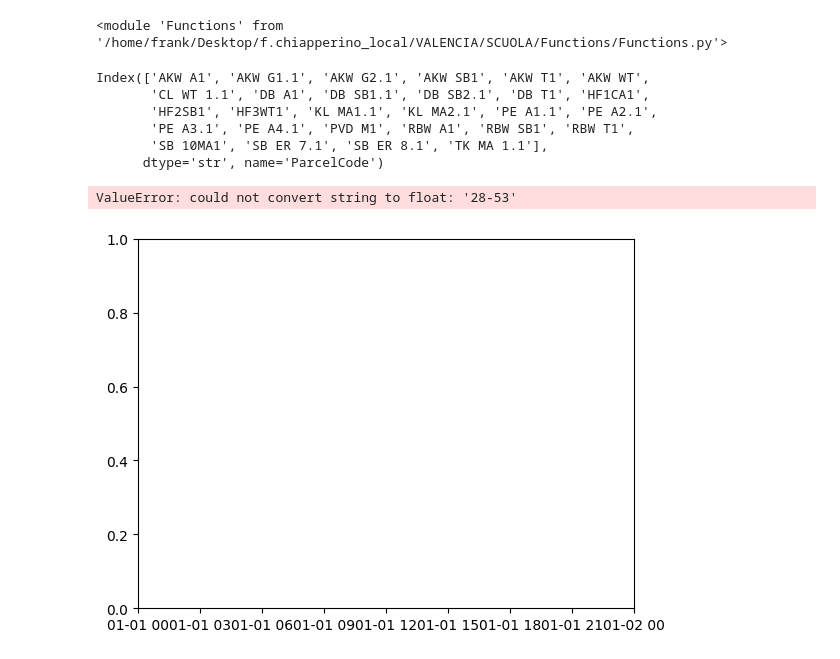
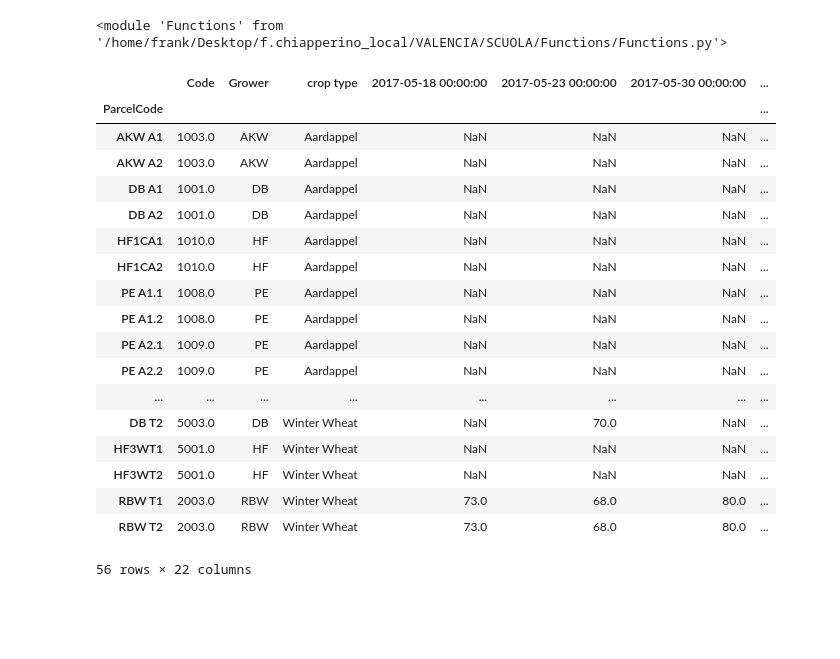
Before and after one commit to cFr4nk/Tesi_SAR_Analysis, a Jupyter notebook: Untitled-1.ipynb, the cells around one changed output. Saved outputs shown, nothing was run; the diff lists cells and outputs as text; code cells hidden in the pictures; blank space fills up the shorter version.

```diff
--- a/Untitled-1.ipynb
+++ b/Untitled-1.ipynb
@@ -24,19 +24,27 @@ importlib.reload(Functions)
 # %% [output]
 <module 'Functions' from '/home/frank/Desktop/f.chiapperino_local/VALENCIA/SCUOLA/Functions/Functions.py'>
 # %%
-df_height = pd.read_excel(r'/home/frank/Desktop/f.chiapperino_local/VALENCIA/SCUOLA/App/Data/Ground_Campaign/Flevoland_data/Data_25_fields/Averaged_crop_height_1.xlsx')
+df_height = pd.read_csv(r'/home/frank/Desktop/f.chiapperino_local/VALENCIA/SCUOLA/App/Documents/csv/Averaged_crop_height.csv')
 df_height.set_index(df_height.columns[0], inplace=True)
 df_height = df_height[df_height.index.notnull()]
-display(df_height.index)
+display(df_height)
 # %% [output]
+|  | Code | Grower | crop type | 2017-05-18 00:00:00 | 2017-05-23 00:00:00 | 2017-05-30 00:00:00 | ... |
+| ParcelCode |  |  |  |  |  |  | ... |
+| AKW A1 | 1003.0 | AKW | Aardappel | NaN | NaN | NaN | ... |
+| AKW A2 | 1003.0 | AKW | Aardappel | NaN | NaN | NaN | ... |
+| DB A1 | 1001.0 | DB | Aardappel | NaN | NaN | NaN | ... |
+| DB A2 | 1001.0 | DB | Aardappel | NaN | NaN | NaN | ... |
+| HF1CA1 | 1010.0 | HF | Aardappel | NaN | NaN | NaN | ... |
+| HF1CA2 | 1010.0 | HF | Aardappel | NaN | NaN | NaN | ... |
+| PE A1.1 | 1008.0 | PE | Aardappel | NaN | NaN | NaN | ... |
+| PE A1.2 | 1008.0 | PE | Aardappel | NaN | NaN | NaN | ... |
+| PE A2.1 | 1009.0 | PE | Aardappel | NaN | NaN | NaN | ... |
+| PE A2.2 | 1009.0 | PE | Aardappel | NaN | NaN | NaN | ... |
+| ... | ... | ... | ... | ... | ... | ... | ... |
+| DB T2 | 5003.0 | DB | Winter Wheat | NaN | 70.0 | NaN | ... |
+| HF3WT1 | 5001.0 | HF | Winter Wheat | NaN | NaN | NaN | ... |
+| HF3WT2 | 5001.0 | HF | Winter Wheat | NaN | NaN | NaN | ... |
+| RBW T1 | 2003.0 | RBW | Winter Wheat | 73.0 | 68.0 | 80.0 | ... |
+| RBW T2 | 2003.0 | RBW | Winter Wheat | 73.0 | 68.0 | 80.0 | ... |
-Index(['AKW A1', 'AKW G1.1', 'AKW G2.1', 'AKW SB1', 'AKW T1', 'AKW WT',
-       'CL WT 1.1', 'DB A1', 'DB SB1.1', 'DB SB2.1', 'DB T1', 'HF1CA1',
-       'HF2SB1', 'HF3WT1', 'KL MA1.1', 'KL MA2.1', 'PE A1.1', 'PE A2.1',
-       'PE A3.1', 'PE A4.1', 'PVD M1', 'RBW A1', 'RBW SB1', 'RBW T1',
-       'SB 10MA1', 'SB ER 7.1', 'SB ER 8.1', 'TK MA 1.1'],
-      dtype='str', name='ParcelCode')
+56 rows × 22 columns
-# %%
-plt.plot(df_height.iloc[1,3:])
-# %% [output]
-ValueError: could not convert string to float: '28-53'
-[figure, removed]
```
Also changed, not shown: parts of 5 cells of this notebook, 1 other file.
